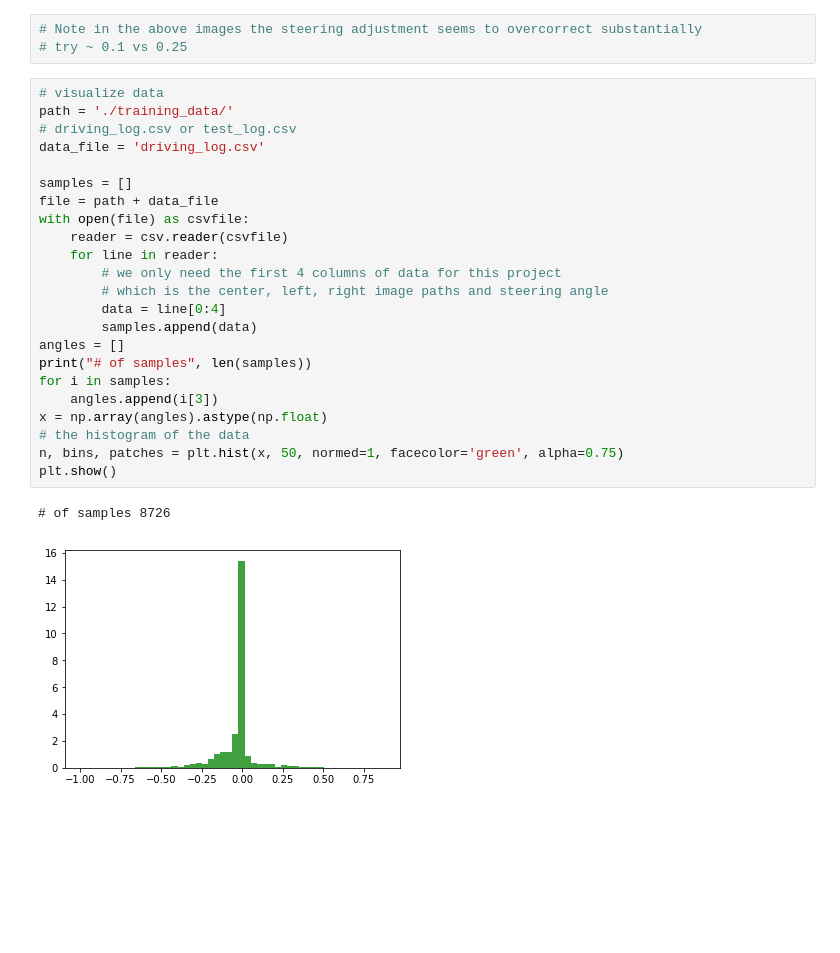
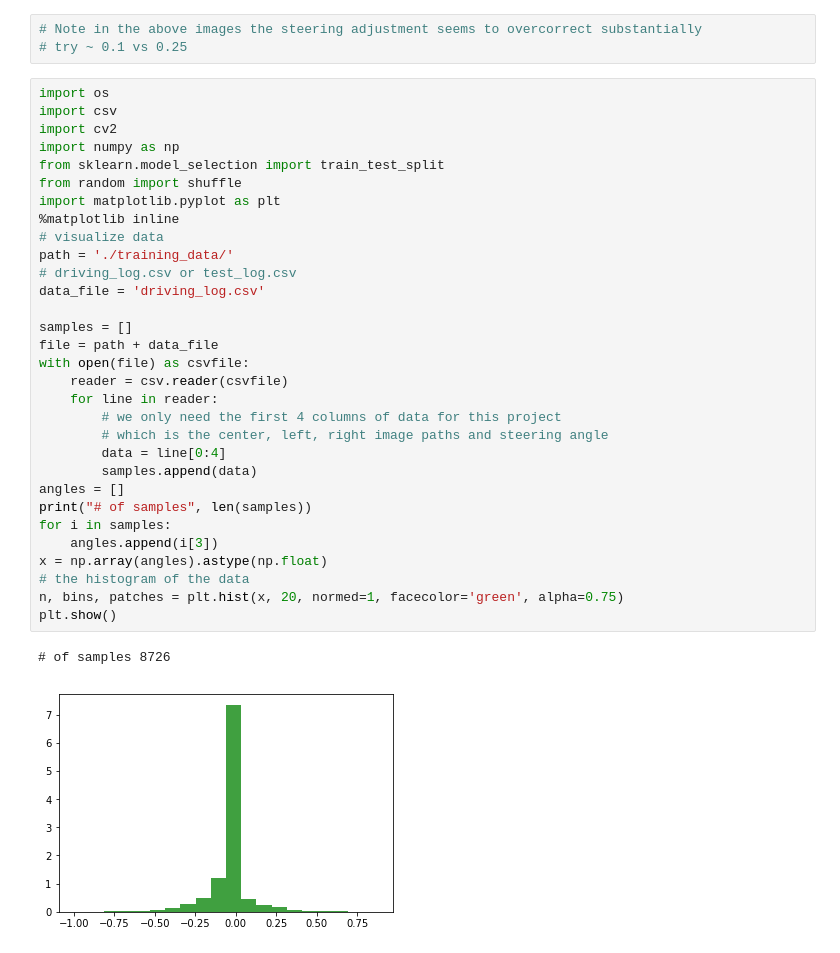
Before and after one commit to thatkahunaguy/USD-P3-Behavioral-Cloning, a Jupyter notebook: Behavioral_Clone_test.ipynb, the cells around one changed output. Saved outputs shown, nothing was run; the diff lists cells and outputs as text; blank space fills up the shorter version.

```diff
--- a/Behavioral_Clone_test.ipynb
+++ b/Behavioral_Clone_test.ipynb
@@ -219,28 +219,36 @@ Cropped Images:
 # Note in the above images the steering adjustment seems to overcorrect substantially
 # try ~ 0.1 vs 0.25
 # %%
+import os
+import csv
+import cv2
+import numpy as np
+from sklearn.model_selection import train_test_split
+from random import shuffle
+import matplotlib.pyplot as plt
+%matplotlib inline
 # visualize data
 path = './training_data/'
 # driving_log.csv or test_log.csv
 data_file = 'driving_log.csv'
 
 samples = []
 file = path + data_file
 with open(file) as csvfile:
     reader = csv.reader(csvfile)
     for line in reader:
         # we only need the first 4 columns of data for this project
         # which is the center, left, right image paths and steering angle
         data = line[0:4]
         samples.append(data)
 angles = []
 print("# of samples", len(samples))
 for i in samples:
     angles.append(i[3])
 x = np.array(angles).astype(np.float)
 # the histogram of the data
-n, bins, patches = plt.hist(x, 50, normed=1, facecolor='green', alpha=0.75)
+n, bins, patches = plt.hist(x, 20, normed=1, facecolor='green', alpha=0.75)
 plt.show()
 # %% [output]
 # of samples 8726
-[figure, old version]
+[figure, new version]
```
Also changed, not shown: parts of 2 cells of this notebook, 4 other files.
